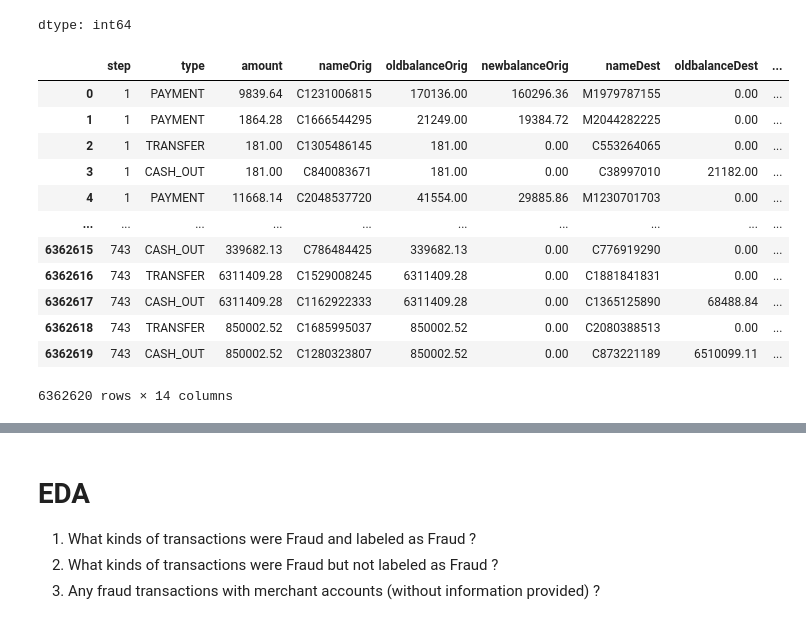
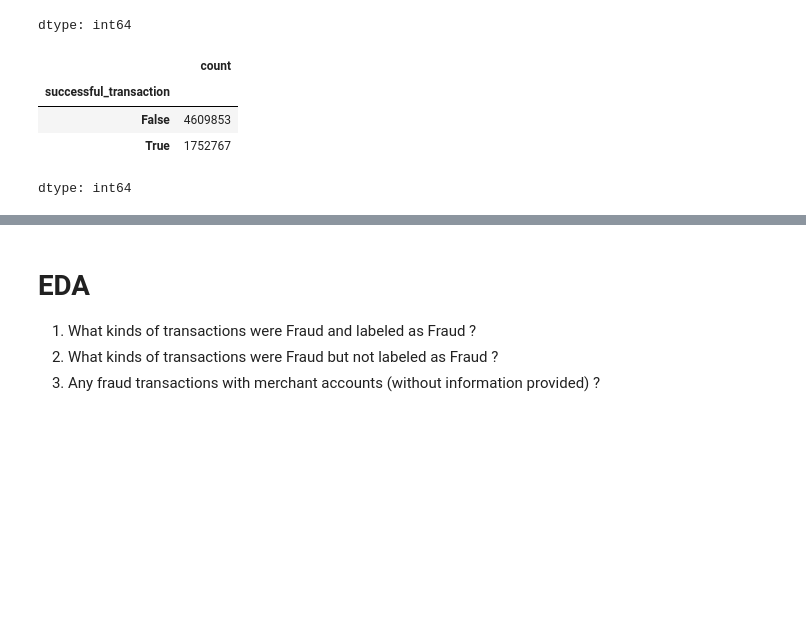
Before and after one commit to nguyentunhu/Financial-Fraud-Patterns-EDA, a Jupyter notebook: main.ipynb, the cells around one changed output, grey strips where cells are left out. Cells and saved outputs as stored; diff of their text form; code cells hidden in the pictures; blank space fills up the shorter version.

```diff
--- a/main.ipynb
+++ b/main.ipynb
@@ -198,29 +204,34 @@ df['orgType'] = df['nameOrig'].apply(lambda x: 'Merchant' if x.startswith('M') e
 df['destType'] = df['nameDest'].apply(lambda x: 'Merchant' if x.startswith('M') else ('Customer' if x.startswith('C') else 'Other'))
 # %%
 def if_successful_transaction(row):
-    # Condition 1: Origin balance changes by the amount
+    '''
+    Determine whether a transaction is successful based on balance changes.
+
+    A transaction is considered successful if either:
+    1. The sender's (origin) balance decreases exactly by the transaction amount.
+    2. The recipient's (destination) balance increases (or decreases) exactly by the transaction amount.
+
+    Parameters:
+        row (Series): A row from the transaction DataFrame.
+
+    Returns:
+        bool: True if the transaction reflects a valid balance change, otherwise False.
+    '''
+
+    # Condition 1: Origin balance decreases by the amount
     origin_ok = abs(row['oldbalanceOrig'] - row['newbalanceOrig']) == row['amount']
 
-    # Condition 2: Destination balance changes by the amount (either added or subtracted)
+    # Condition 2: Destination balance increases or decreases by the amount
     dest_ok = abs(row['oldbalanceDest'] - row['newbalanceDest']) == row['amount']
 
-    return origin_ok or dest_ok  # True if either balance matches the amount
+    return origin_ok or dest_ok  # Successful if either account reflects the correct movement
 
-# Apply the function row-wise
 df['successful_transaction'] = df.apply(if_successful_transaction, axis=1)
 # %%
-df
+df['successful_transaction'].value_counts()
 # %% [output]
-|  | step | type | amount | nameOrig | oldbalanceOrig | newbalanceOrig | nameDest | oldbalanceDest | ... |
-| 0 | 1 | PAYMENT | 9839.64 | C1231006815 | 170136.00 | 160296.36 | M1979787155 | 0.00 | ... |
-| 1 | 1 | PAYMENT | 1864.28 | C1666544295 | 21249.00 | 19384.72 | M2044282225 | 0.00 | ... |
-| 2 | 1 | TRANSFER | 181.00 | C1305486145 | 181.00 | 0.00 | C553264065 | 0.00 | ... |
-| 3 | 1 | CASH_OUT | 181.00 | C840083671 | 181.00 | 0.00 | C38997010 | 21182.00 | ... |
-| 4 | 1 | PAYMENT | 11668.14 | C2048537720 | 41554.00 | 29885.86 | M1230701703 | 0.00 | ... |
-| ... | ... | ... | ... | ... | ... | ... | ... | ... | ... |
-| 6362615 | 743 | CASH_OUT | 339682.13 | C786484425 | 339682.13 | 0.00 | C776919290 | 0.00 | ... |
-| 6362616 | 743 | TRANSFER | 6311409.28 | C1529008245 | 6311409.28 | 0.00 | C1881841831 | 0.00 | ... |
-| 6362617 | 743 | CASH_OUT | 6311409.28 | C1162922333 | 6311409.28 | 0.00 | C1365125890 | 68488.84 | ... |
-| 6362618 | 743 | TRANSFER | 850002.52 | C1685995037 | 850002.52 | 0.00 | C2080388513 | 0.00 | ... |
-| 6362619 | 743 | CASH_OUT | 850002.52 | C1280323807 | 850002.52 | 0.00 | C873221189 | 6510099.11 | ... |
+|  | count |
+| successful_transaction |  |
+| False | 4609853 |
+| True | 1752767 |
-6362620 rows × 14 columns
+dtype: int64
```
Also changed, not shown: parts of 25 cells of this notebook.
